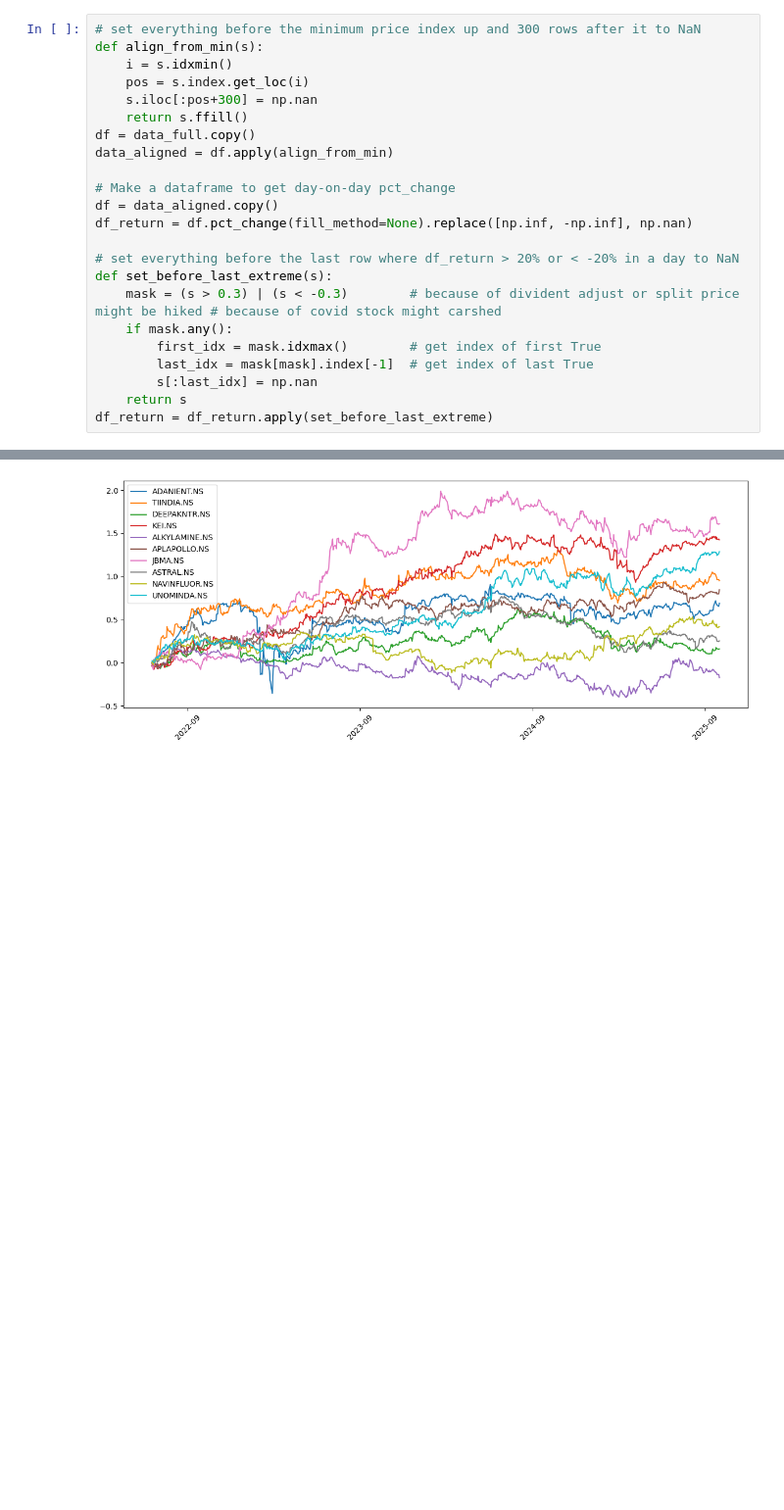
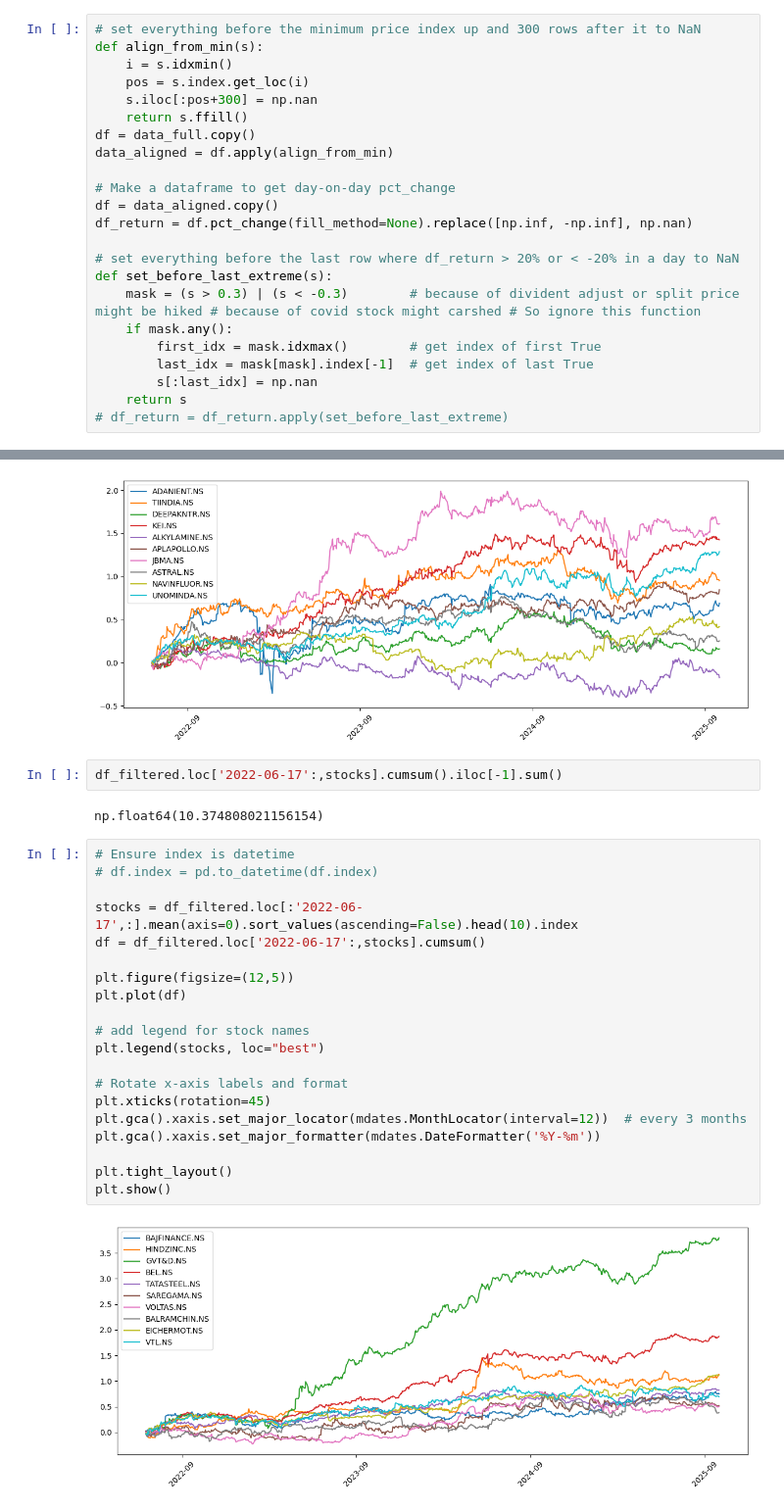
Before and after one commit to mayankjain281/Time_Series_Analysis, a Jupyter notebook: Nifty Stocks Analysis/SM 2025.ipynb, the cells around one changed output, grey strips where cells are left out. Shown at 98% size. Cells and saved outputs as stored; diff of their text form; blank space fills up the shorter version.

```diff
--- a/Nifty Stocks Analysis/SM 2025.ipynb
+++ b/Nifty Stocks Analysis/SM 2025.ipynb
@@ -2486,13 +2486,13 @@ df_return = df.pct_change(fill_method=None).replace([np.inf, -np.inf], np.nan)
 
 # set everything before the last row where df_return > 20% or < -20% in a day to NaN
 def set_before_last_extreme(s):
-    mask = (s > 0.3) | (s < -0.3)        # because of divident adjust or split price might be hiked # because of covid stock might carshed
+    mask = (s > 0.3) | (s < -0.3)        # because of divident adjust or split price might be hiked # because of covid stock might carshed # So ignore this function
     if mask.any():
         first_idx = mask.idxmax()        # get index of first True
         last_idx = mask[mask].index[-1]  # get index of last True
         s[:last_idx] = np.nan
     return s
-df_return = df_return.apply(set_before_last_extreme)
+# df_return = df_return.apply(set_before_last_extreme)
 # %%
 # 6000 ka 25% nikalna hai
 # 6000/25 karne se better hai 60* 100/25 karna. or 6000*4/100
@@ -2541,3 +2535,29 @@ plt.tight_layout()
 plt.show()
 # %% [output]
 [figure]
+# %%
+df_filtered.loc['2022-06-17':,stocks].cumsum().iloc[-1].sum()
+# %% [output]
+np.float64(10.374808021156154)
+# %%
+# Ensure index is datetime
+# df.index = pd.to_datetime(df.index)
+
+stocks = df_filtered.loc[:'2022-06-17',:].mean(axis=0).sort_values(ascending=False).head(10).index
+df = df_filtered.loc['2022-06-17':,stocks].cumsum()
+
+plt.figure(figsize=(12,5))
+plt.plot(df)
+
+# add legend for stock names
+plt.legend(stocks, loc="best")
+
+# Rotate x-axis labels and format
+plt.xticks(rotation=45)
+plt.gca().xaxis.set_major_locator(mdates.MonthLocator(interval=12))  # every 3 months
+plt.gca().xaxis.set_major_formatter(mdates.DateFormatter('%Y-%m'))
+
+plt.tight_layout()
+plt.show()
+# %% [output]
+[figure, added]
```
Also changed, not shown: parts of 4 cells of this notebook.
